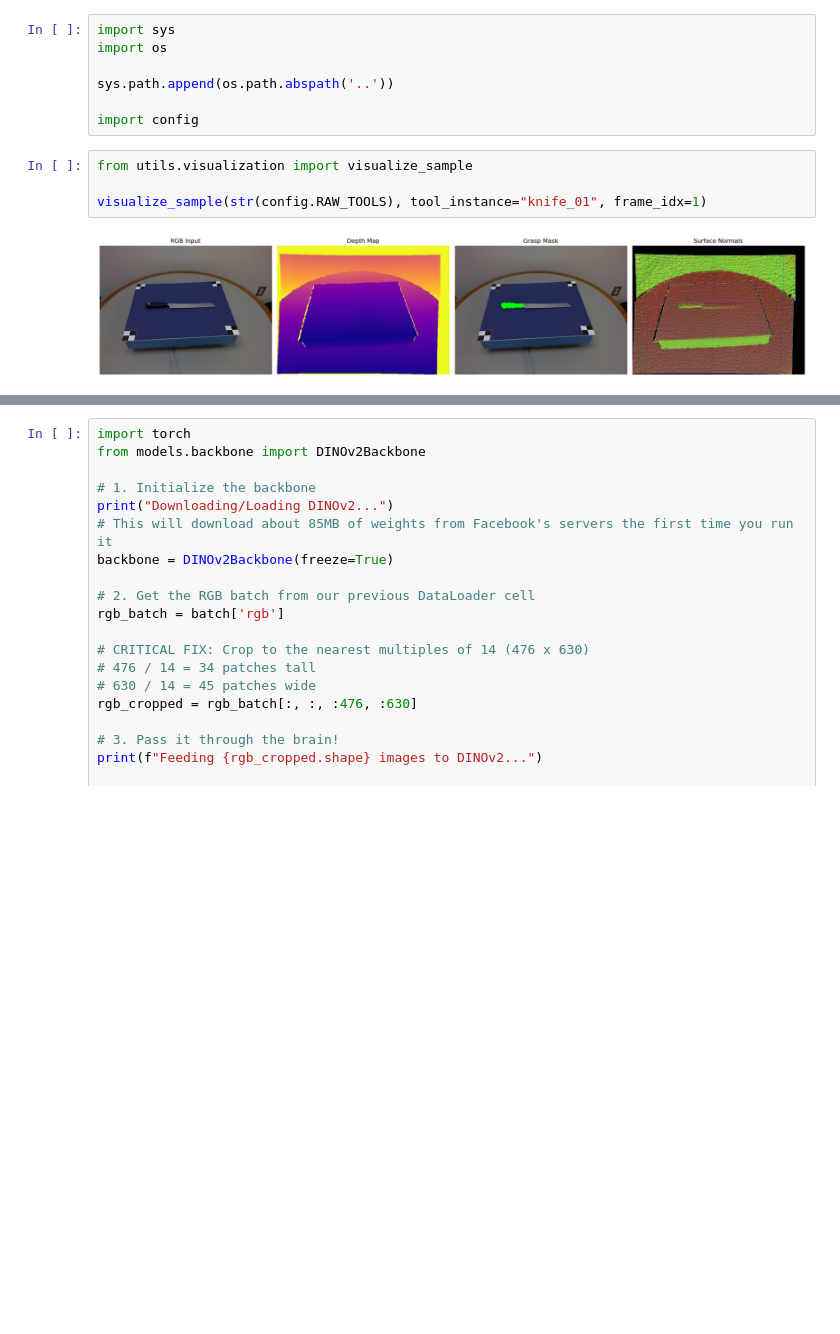
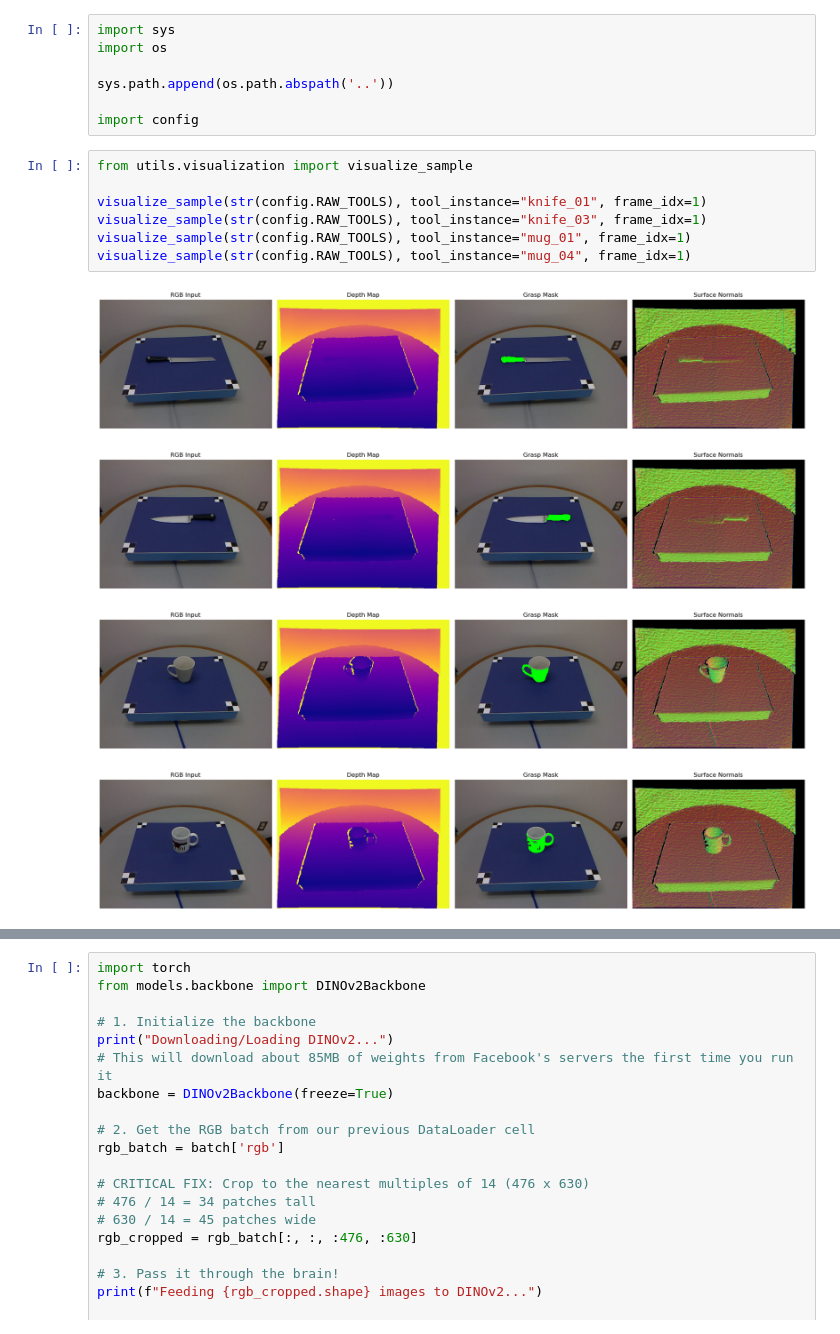
Before and after one commit to francesco-dorati/affordance-dinov2, a Jupyter notebook: notebooks/data_exploration.ipynb, the cells around one changed output, grey strips where cells are left out. Cells and saved outputs as stored; diff of their text form; blank space fills up the shorter version.

```diff
--- a/notebooks/data_exploration.ipynb
+++ b/notebooks/data_exploration.ipynb
@@ -8,9 +8,15 @@ import config
 # %%
 from utils.visualization import visualize_sample
 
 visualize_sample(str(config.RAW_TOOLS), tool_instance="knife_01", frame_idx=1)
+visualize_sample(str(config.RAW_TOOLS), tool_instance="knife_03", frame_idx=1)
+visualize_sample(str(config.RAW_TOOLS), tool_instance="mug_01", frame_idx=1)
+visualize_sample(str(config.RAW_TOOLS), tool_instance="mug_04", frame_idx=1)
 # %% [output]
 [figure]
+[figure, added]
+[figure, added]
+[figure, added]
 # %%
 from utils.dataset import UMDAffordanceDataset
 from torch.utils.data import DataLoader
```
Also changed, not shown: parts of 1 cell of this notebook, 8 other files.
